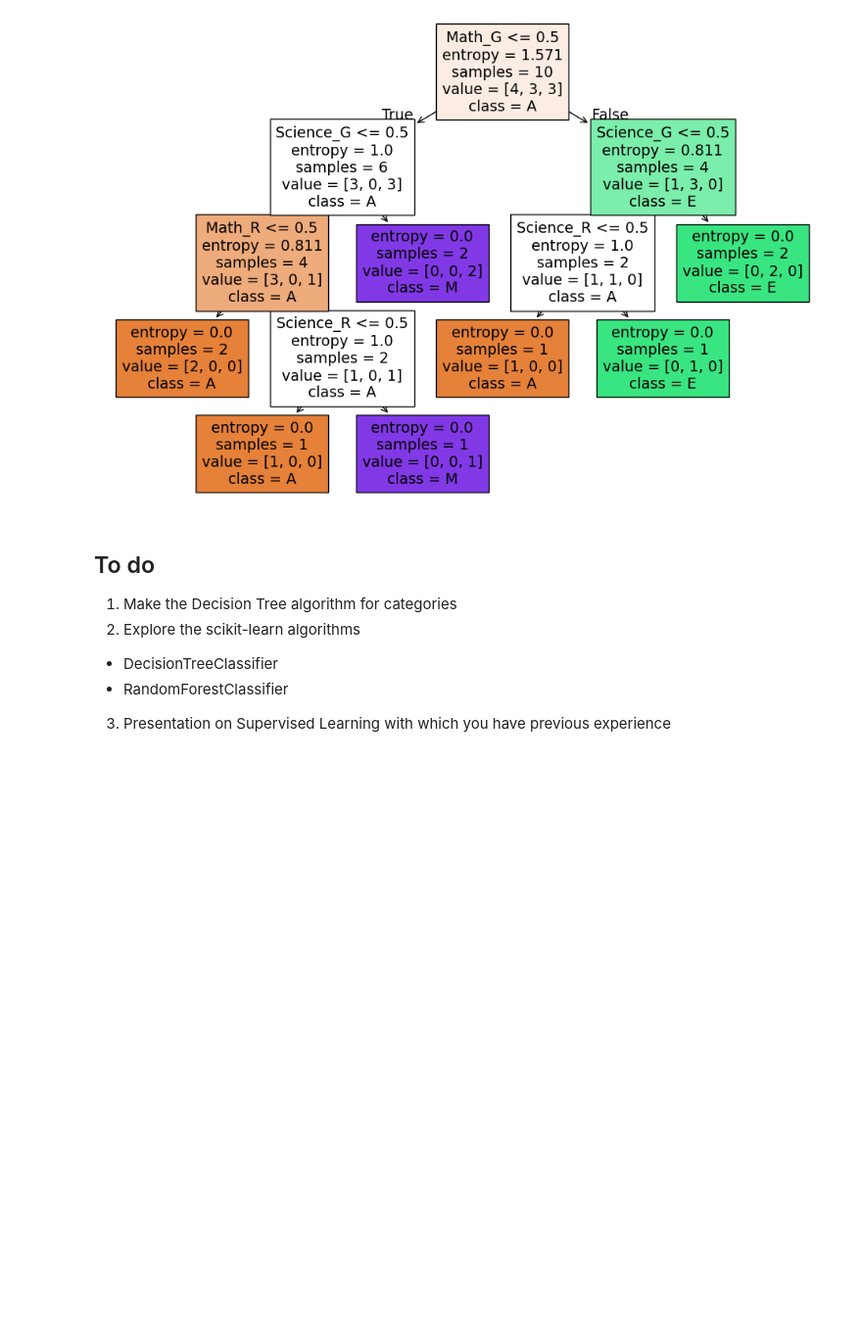
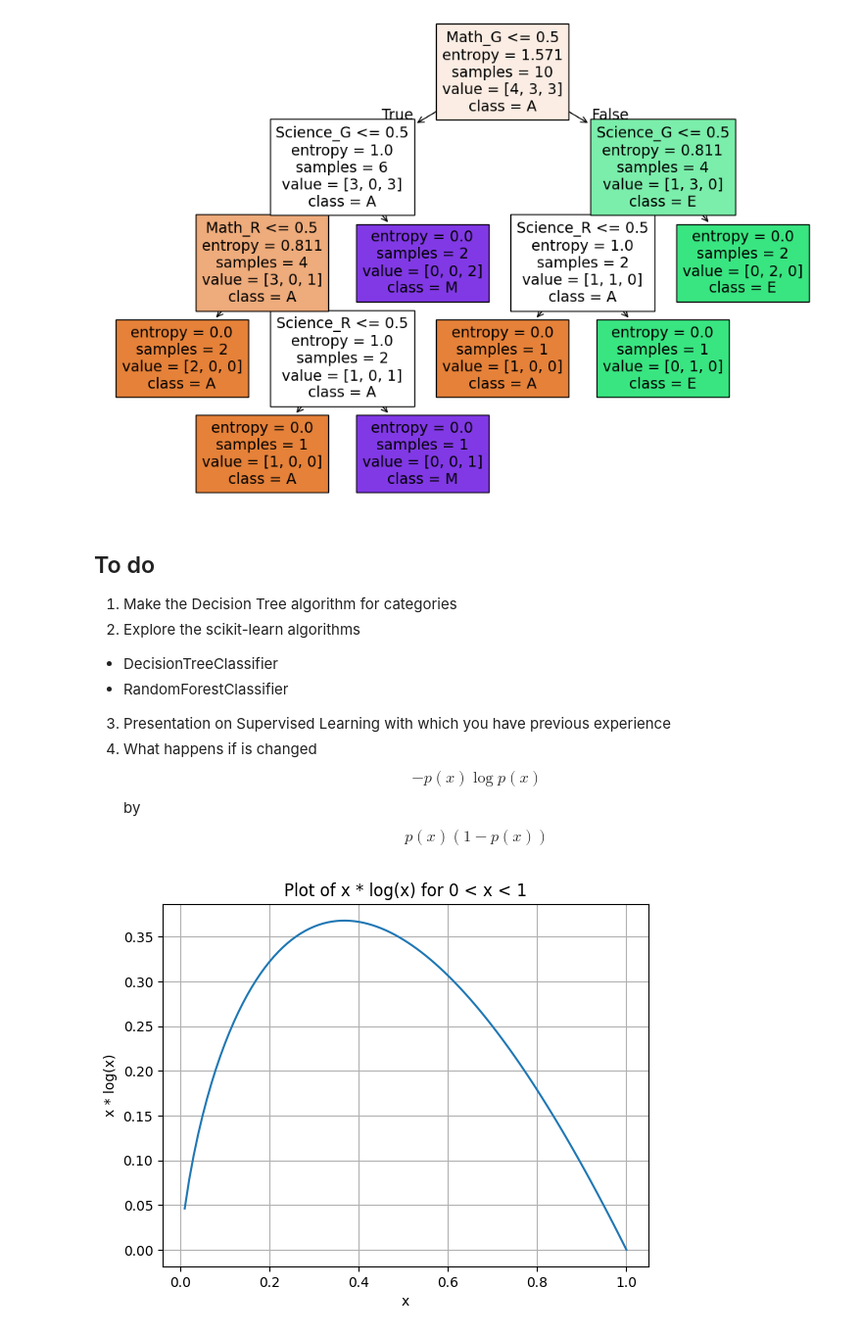
Before and after one commit to GerardoMunoz/ML_2025, a Jupyter notebook: Entropy.ipynb, the cells around one changed output. Shown at 98% size. Drawn from its saved outputs; the diff is of its cells as text; code cells hidden in the pictures; blank space fills up the shorter version.

```diff
--- a/Entropy.ipynb
+++ b/Entropy.ipynb
@@ -205,3 +205,27 @@ plt.show()
 * DecisionTreeClassifier
 * RandomForestClassifier
 3. Presentation on Supervised Learning with which you have previous experience
+4. What happens if is changed $$- p(x) \log p(x)$$ by $$ p(x) (1 - p(x))$$
+# %%
+import numpy as np
+import matplotlib.pyplot as plt
+
+# Generate x values between 0 and 1
+x = np.linspace(0.01, 1, 100)  # Start at 0.01 to avoid log(0)
+
+# Calculate y = x * log(x)
+y = - x * np.log(x)
+
+# Create the plot
+plt.plot(x, y)
+
+# Add labels and title
+plt.xlabel("x")
+plt.ylabel("x * log(x)")
+plt.title("Plot of x * log(x) for 0 < x < 1")
+
+# Display the plot
+plt.grid(True)
+plt.show()
+# %% [output]
+[figure, added]
```
Also changed, not shown: parts of 1 cell of this notebook.
